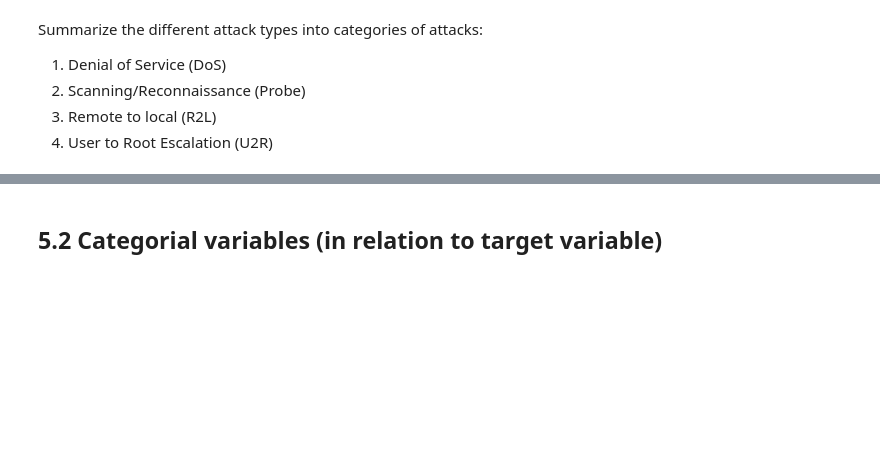
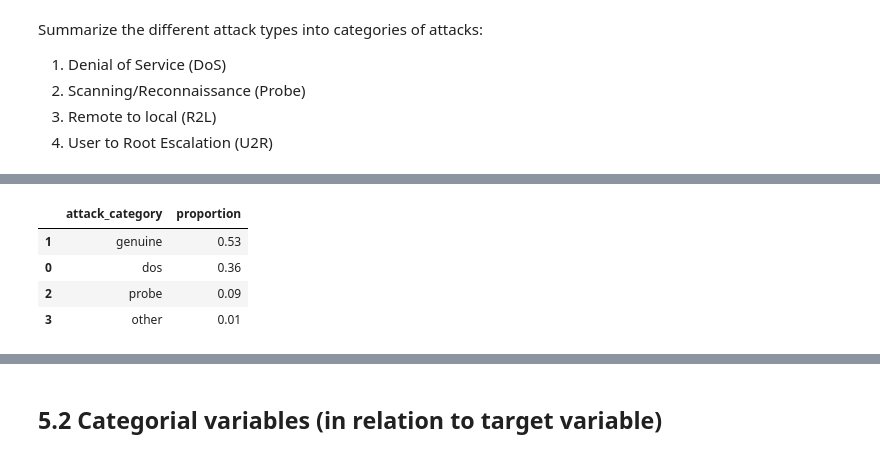
Before and after one commit to A-Lachs/cs-intrusion-detection-system, a Jupyter notebook: eda/eda.ipynb, the cells around one changed output, grey strips where cells are left out. Cells and saved outputs as stored; diff of their text form; code cells hidden in the pictures; blank space fills up the shorter version.

```diff
--- a/eda/eda.ipynb
+++ b/eda/eda.ipynb
@@ -928,7 +900,7 @@ Summarize the different attack types into categories of attacks:
 # assign attack types to 4 categories + 'normal' and create a new colum attack_categories
 
 attack_categories = {
-    "none": ["normal"],
+    "genuine": ["normal"],
     "dos": ["back", "land", "neptune", "pod", "smurf", "teardrop", "apache2", "udpstorm", "processtable", "mailbomb"],
     "probe" : ["satan", "ipsweep", "nmap", "portsweep", "mscan", "saint"],
     "r2l": ["guess_passwd", "ftp_write", "imap", "phf", "multihop", "warezmaster", "warezclient", "spy", "xlock", "xsnoop", "snmpguess", "snmpgetattack", "httptunnel", "sendmail", "named"],
@@ -955,6 +947,12 @@ plot_to_pie(train_data, "attack_category")
 # %%
 # summarize categories
-df_prop_attack_cat = sum_category_by_freq(train_data,"attack_category", "other", 0.02)
+df_prop_attack_cat = sum_category_by_proportion(train_data,"attack_category", "other", 0.02)
 df_prop_attack_cat
+# %% [output]
+|  | attack_category | proportion |
+| 1 | genuine | 0.53 |
+| 0 | dos | 0.36 |
+| 2 | probe | 0.09 |
+| 3 | other | 0.01 |
 # %%
 plot_to_pie(df_prop_attack_cat, "attack_category")
```
Also changed, not shown: parts of 18 cells of this notebook, 1 other file.
